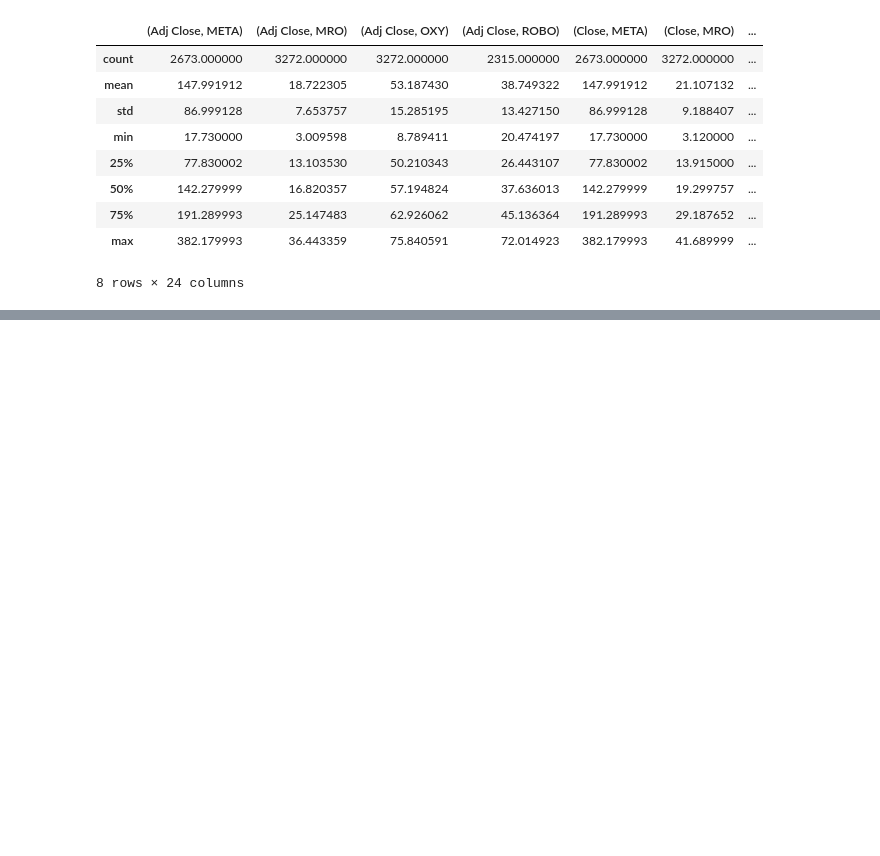
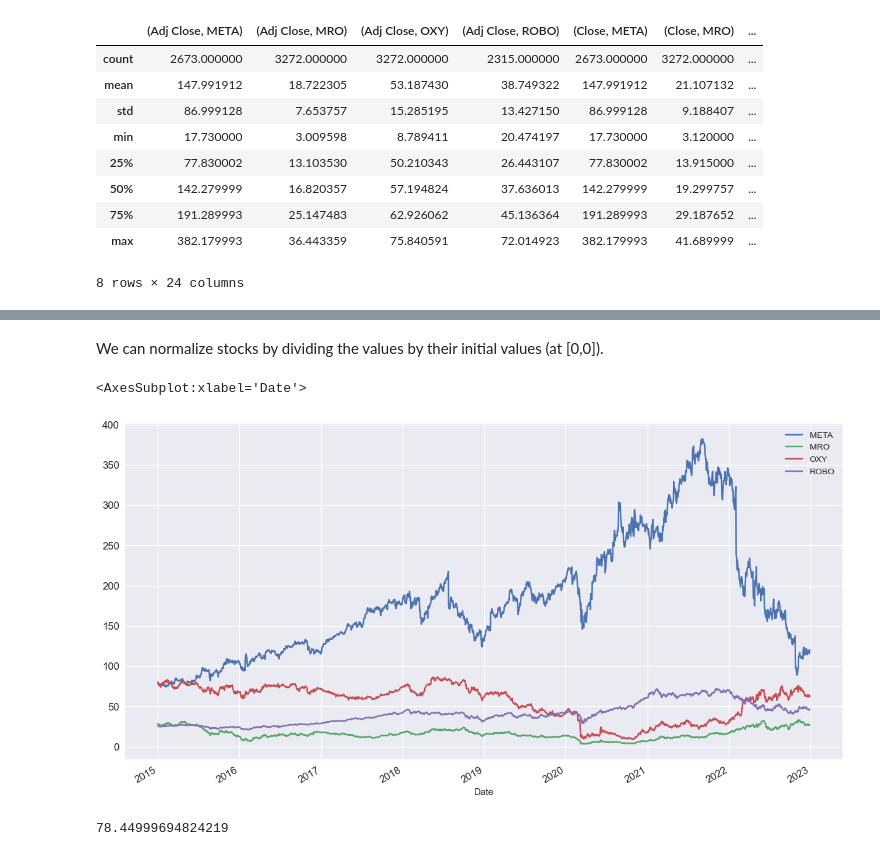
Before and after one commit to UditKarth/Quant, a Jupyter notebook: Algorithmic Trading Python.ipynb, the cells around one changed output, grey strips where cells are left out. Drawn from its saved outputs; the diff is of its cells as text; code cells hidden in the pictures; blank space fills up the shorter version.

```diff
--- a/Algorithmic Trading Python.ipynb
+++ b/Algorithmic Trading Python.ipynb
@@ -228,0 +249,3 @@ stocks.describe() #describes all the data
+# %%
+close = stocks.loc[:, "Close"]
+close
@@ -228,0 +276,11 @@ stocks.describe() #describes all the data
+# %% [markdown]
+We can normalize stocks by dividing the values by their initial values (at [0,0]).
+# %%
+close.plot(figsize = (15,8), fontsize = 12) #without normalization
+# %% [output]
+<AxesSubplot:xlabel='Date'>
+[figure, added]
+# %%
+close.iloc[0,0] #shows value at the very first date
+# %% [output]
+78.44999694824219
```
Also changed, not shown: parts of 8 cells of this notebook.
